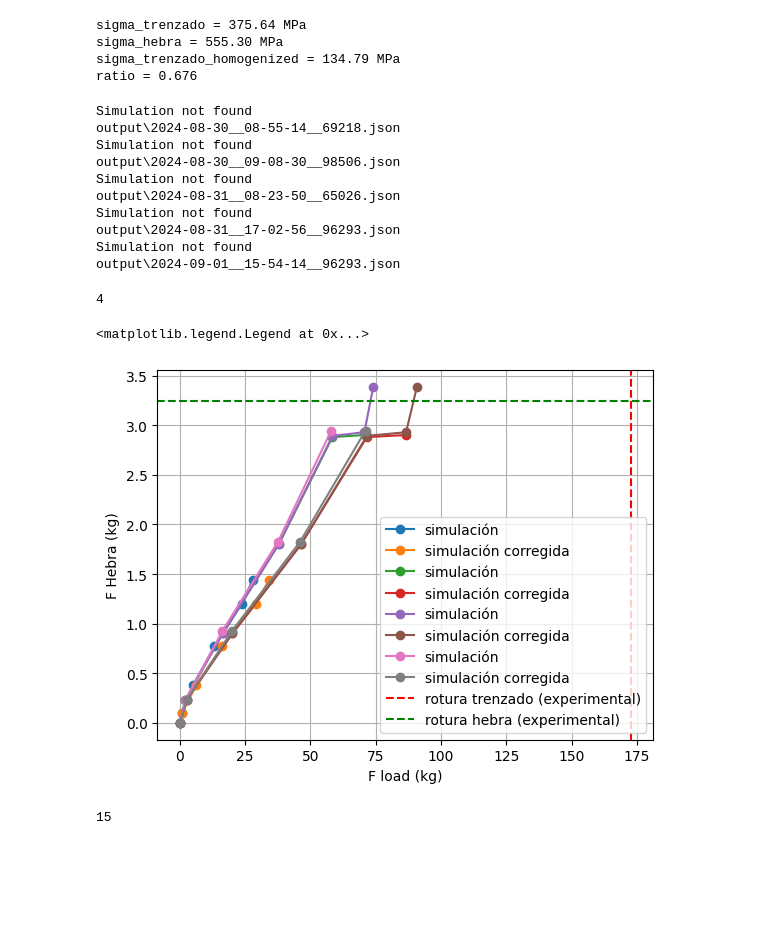
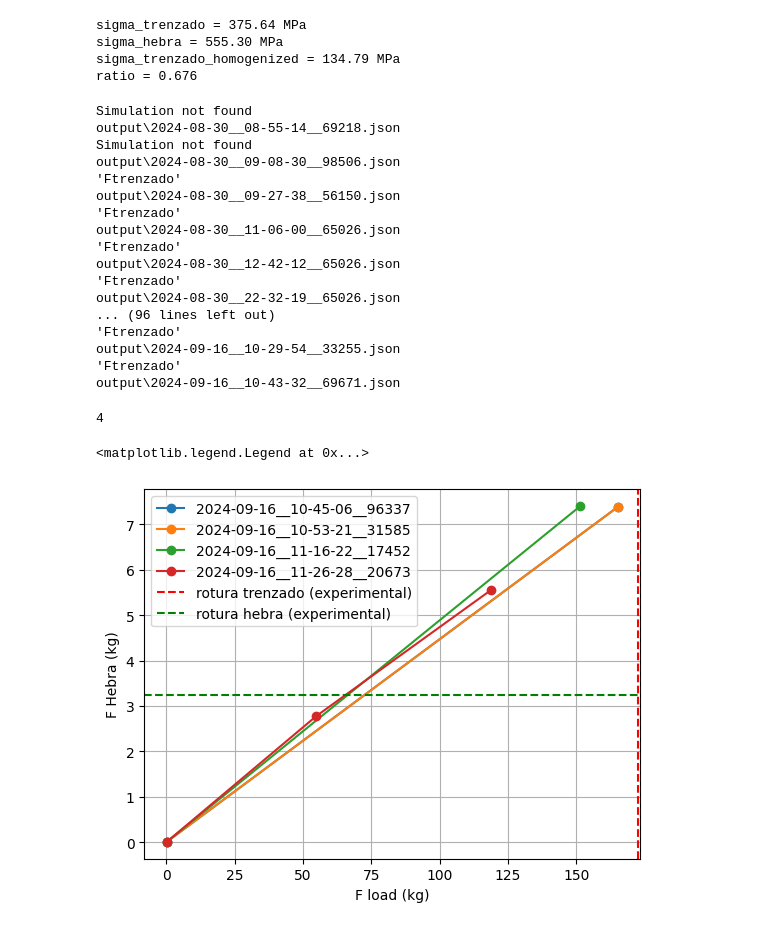
Before and after one commit to djoroya/YarnBraid_solo, a Jupyter notebook: scripts/T01_basic/T02_run_direct/T03_analisys.ipynb, the cells around one changed output. Drawn from its saved outputs; the diff is of its cells as text; code cells hidden in the pictures; blank space fills up the shorter version.

```diff
--- a/scripts/T01_basic/T02_run_direct/T03_analisys.ipynb
+++ b/scripts/T01_basic/T02_run_direct/T03_analisys.ipynb
@@ -65,18 +65,24 @@ for file in files:
 
 
         sigma_max = [i["sigma_max"] for i in params["results"]["measurements"]]
-        sigma_apl = [i["sigma"] for i in params["results"]["measurements"]]
         epsilon = [i["epsilon"] for i in params["results"]["measurements"]]
         Ftotal = [i["F_total"] for i in params["results"]["measurements"]]
+        Ftrenzado = [i["Ftrenzado"] for i in params["results"]["measurements"]]
+        Falma = [i["Falma"] for i in params["results"]["measurements"]]
 
         sigma_max = np.array(sigma_max)
         sigma_max = sigma_max[indx]
-        sigma_apl = np.array(sigma_apl)
-        sigma_apl = sigma_apl[indx]
+
         epsilon = np.array(epsilon)
         epsilon = epsilon[indx]
         Ftotal = np.array(Ftotal)/9.81 # kg
         Ftotal = Ftotal[indx]
+
+        Ftrenzado = np.array(Ftrenzado)/9.81 # kg
+        Ftrenzado = Ftrenzado[indx]
+
+        Falma = np.array(Falma)/9.81 # kg
+        Falma = Falma[indx]
 
         step_str_uq = step_str[indx]
 
@@ -86,7 +92,11 @@ for file in files:
 
         results.append({"id_sim":id_sim,
                         "Ftotal_correrted":Ftotal_correrted,
-                        "step_str_uq":step_str_uq,"sigma_max":sigma_max,"sigma_apl":sigma_apl,"epsilon":epsilon,"Ftotal":Ftotal})
+                        "step_str_uq":step_str_uq,"sigma_max":sigma_max,
+                        "Ftrenzado":Ftrenzado,
+                        "Falma":Falma,
+                        "epsilon":epsilon,
+                        "Ftotal":Ftotal})
 
     except Exception as e:
         print(e)
@@ -97,12 +107,19 @@ Simulation not found
 output\2024-08-30__08-55-14__69218.json
 Simulation not found
 output\2024-08-30__09-08-30__98506.json
-Simulation not found
-output\2024-08-31__08-23-50__65026.json
-Simulation not found
-output\2024-08-31__17-02-56__96293.json
-Simulation not found
-output\2024-09-01__15-54-14__96293.json
+'Ftrenzado'
+output\2024-08-30__09-27-38__56150.json
+'Ftrenzado'
+output\2024-08-30__11-06-00__65026.json
+'Ftrenzado'
+output\2024-08-30__12-42-12__65026.json
+'Ftrenzado'
+output\2024-08-30__22-32-19__65026.json
+... (96 lines left out)
+'Ftrenzado'
+output\2024-09-16__10-29-54__33255.json
+'Ftrenzado'
+output\2024-09-16__10-43-32__69671.json
 # %%
 from matplotlib import pyplot as plt
 import numpy as np
@@ -117,40 +134,32 @@ len(results)
 from scipy.stats import linregress
 
 for r in results:
 
     id_sim = r["id_sim"]
     Ftotal_correrted = r["Ftotal_correrted"]
     step_str_uq = r["step_str_uq"]
     sigma_max = r["sigma_max"]
-    sigma_apl = r["sigma_apl"]
     epsilon = r["epsilon"]
     Ftotal = r["Ftotal"]
 
-    slope, intercept, r_value, p_value, std_err = linregress(sigma_apl,sigma_max)
-    # linear regression
-    sigma_apl_fit = np.linspace(0,500,100)
-    sigma_max_fit = intercept + slope*sigma_apl_fit
+
     # plt.plot(sigma_apl_fit,sigma_max_fit,label="fit",marker="none")
 
     Fmax =  sigma_max*A_hebra/9.81
     # plt.plot(Ftotal,Fmax,label="simulación",marker="o")
     label = f"{id_sim}"
     plt.plot(Ftotal_correrted,Fmax,label=label,marker="o")
     #horizontal line
 plt.axvline(x=F_trenzado_kg, color='r', linestyle='--',label="rotura trenzado (experimental)")
 #homogenized
 # plt.axvline(x=sigma_trenzado_homogenized, color='b', linestyle='--',label="rotura trenzado (homogenized)")
 #horizontal line
 plt.axhline(y=F_hebra_kg, color='g', linestyle='--',label="rotura hebra (experimental)")
 #
 plt.ylabel("F Hebra (kg)")
 plt.xlabel("F load (kg)")
 plt.grid()
 plt.legend()
 # %% [output]
 <matplotlib.legend.Legend at 0x...>
-[figure, old version]
+[figure, new version]
-# %%
-Nalma
-# %% [output]
-15
```
Also changed, not shown: parts of 5 cells of this notebook, 16 other files.
